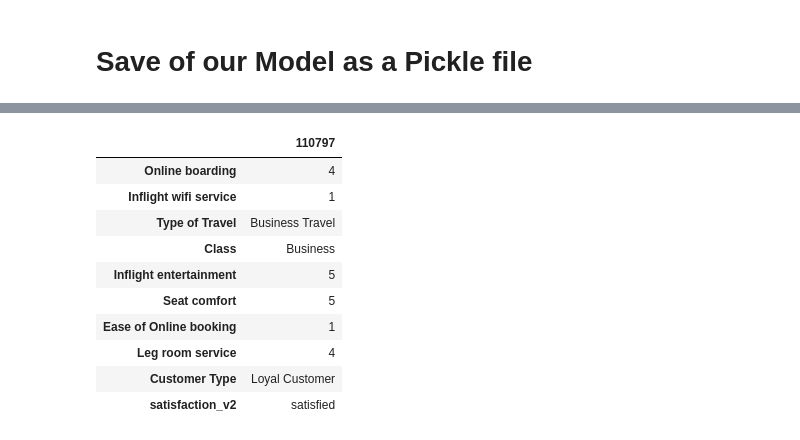
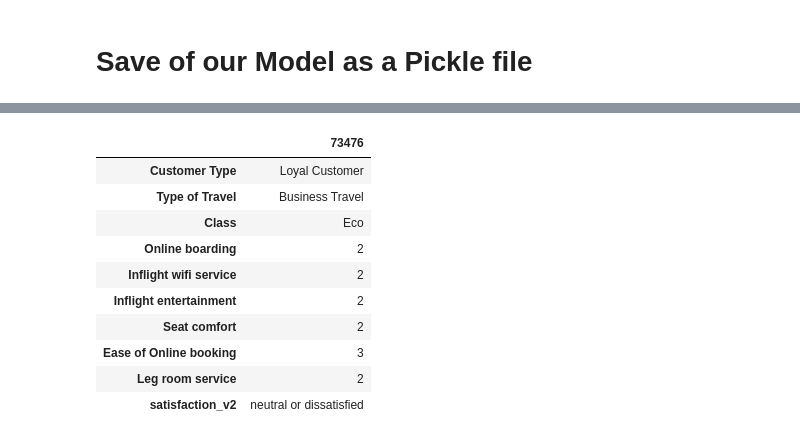
Before and after one commit to luisosorio3214/Airline-Satisfaction-Prediction-App, a Jupyter notebook: Airline_Passenger_model.ipynb, the cells around one changed output, grey strips where cells are left out. Saved outputs shown, nothing was run; the diff lists cells and outputs as text; code cells hidden in the pictures.

```diff
--- a/Airline_Passenger_model.ipynb
+++ b/Airline_Passenger_model.ipynb
@@ -460,15 +460,16 @@ array([1])
 # %%
-airline.iloc[example.index][['Online boarding', 'Inflight wifi service', 'Type of Travel', 'Class', 'Inflight entertainment',
-            'Seat comfort', 'Ease of Online booking', 'Leg room service', 'Customer Type','satisfaction_v2']].T
+airline.iloc[example.index][['Customer Type','Type of Travel','Class','Online boarding',
+                            'Inflight wifi service', 'Inflight entertainment',
+            'Seat comfort', 'Ease of Online booking', 'Leg room service', 'satisfaction_v2']].T
 # %% [output]
-|  | 110797 |
-| Online boarding | 4 |
-| Inflight wifi service | 1 |
+|  | 73476 |
+| Customer Type | Loyal Customer |
 | Type of Travel | Business Travel |
-| Class | Business |
-| Inflight entertainment | 5 |
-| Seat comfort | 5 |
-| Ease of Online booking | 1 |
-| Leg room service | 4 |
-| Customer Type | Loyal Customer |
-| satisfaction_v2 | satisfied |
+| Class | Eco |
+| Online boarding | 2 |
+| Inflight wifi service | 2 |
+| Inflight entertainment | 2 |
+| Seat comfort | 2 |
+| Ease of Online booking | 3 |
+| Leg room service | 2 |
+| satisfaction_v2 | neutral or dissatisfied |
```
Also changed, not shown: parts of 2 cells of this notebook.
